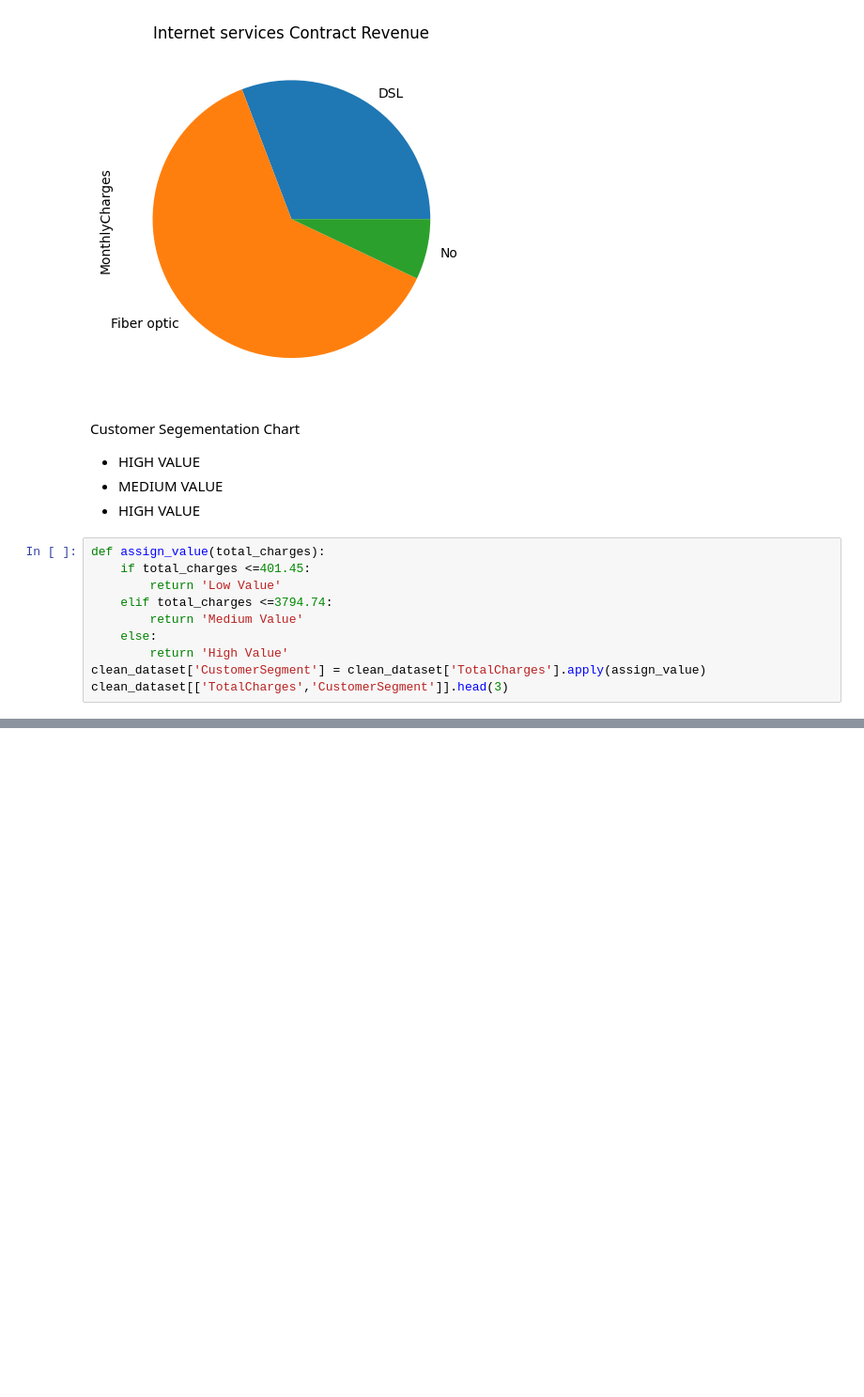
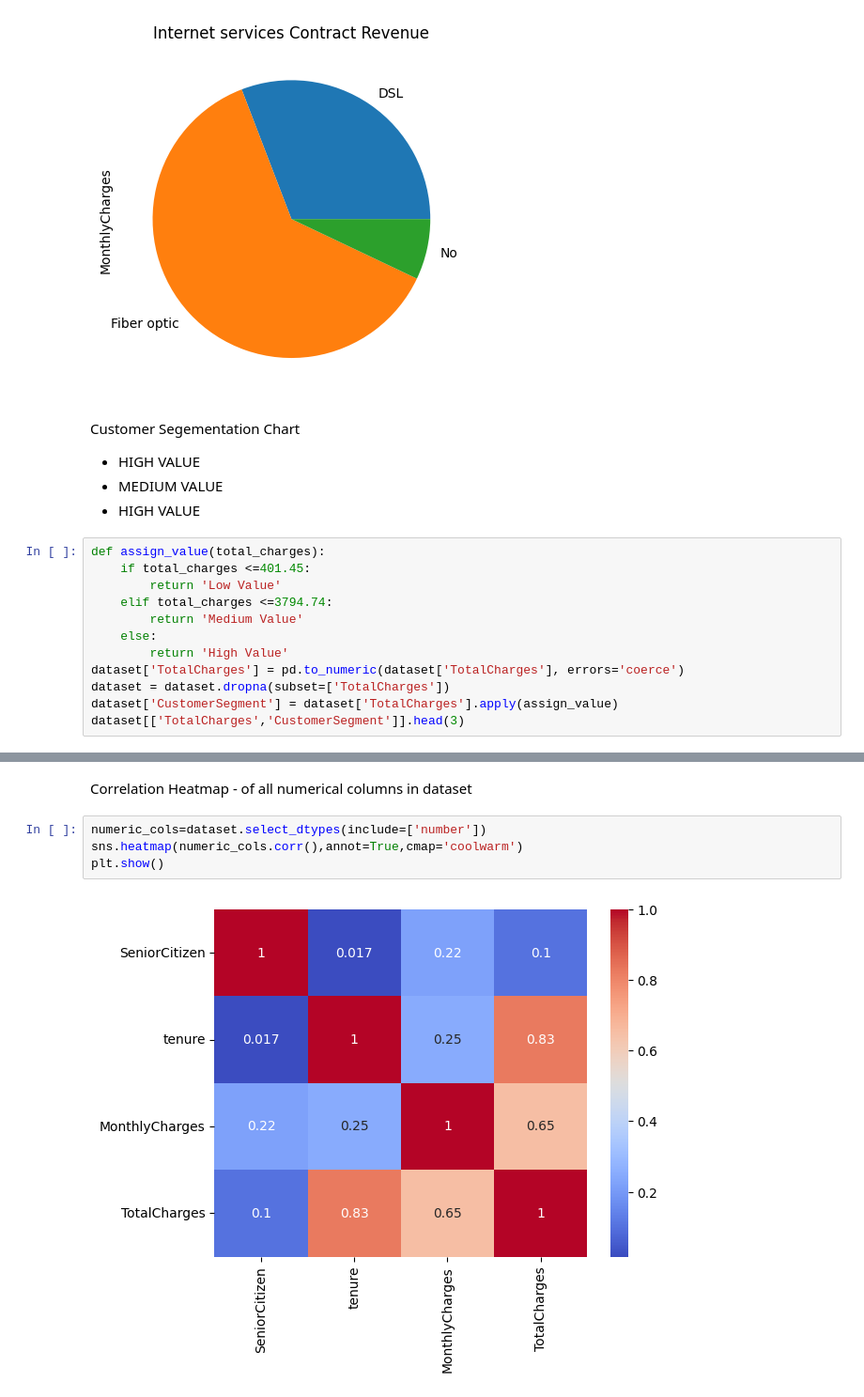
Before and after one commit to mudasir1144/semester_project-data_science-, a Jupyter notebook: index.ipynb, the cells around one changed output, grey strips where cells are left out. Shown at 94% size. Drawn from its saved outputs; the diff is of its cells as text; blank space fills up the shorter version.

```diff
--- a/index.ipynb
+++ b/index.ipynb
@@ -299,6 +293,8 @@ def assign_value(total_charges):
         return 'Medium Value'
     else:
         return 'High Value'
-clean_dataset['CustomerSegment'] = clean_dataset['TotalCharges'].apply(assign_value)
-clean_dataset[['TotalCharges','CustomerSegment']].head(3)
+dataset['TotalCharges'] = pd.to_numeric(dataset['TotalCharges'], errors='coerce')
+dataset = dataset.dropna(subset=['TotalCharges'])
+dataset['CustomerSegment'] = dataset['TotalCharges'].apply(assign_value)
+dataset[['TotalCharges','CustomerSegment']].head(3)
 # %% [output]
@@ -322,3 +313,11 @@ plt.ylabel("Count")
 plt.show()
 # %% [output]
 [figure]
+# %% [markdown]
+Correlation Heatmap - of all numerical columns in dataset
+# %%
+numeric_cols=dataset.select_dtypes(include=['number'])
+sns.heatmap(numeric_cols.corr(),annot=True,cmap='coolwarm')
+plt.show()
+# %% [output]
+[figure, added]
```
Also changed, not shown: parts of 26 cells of this notebook.
